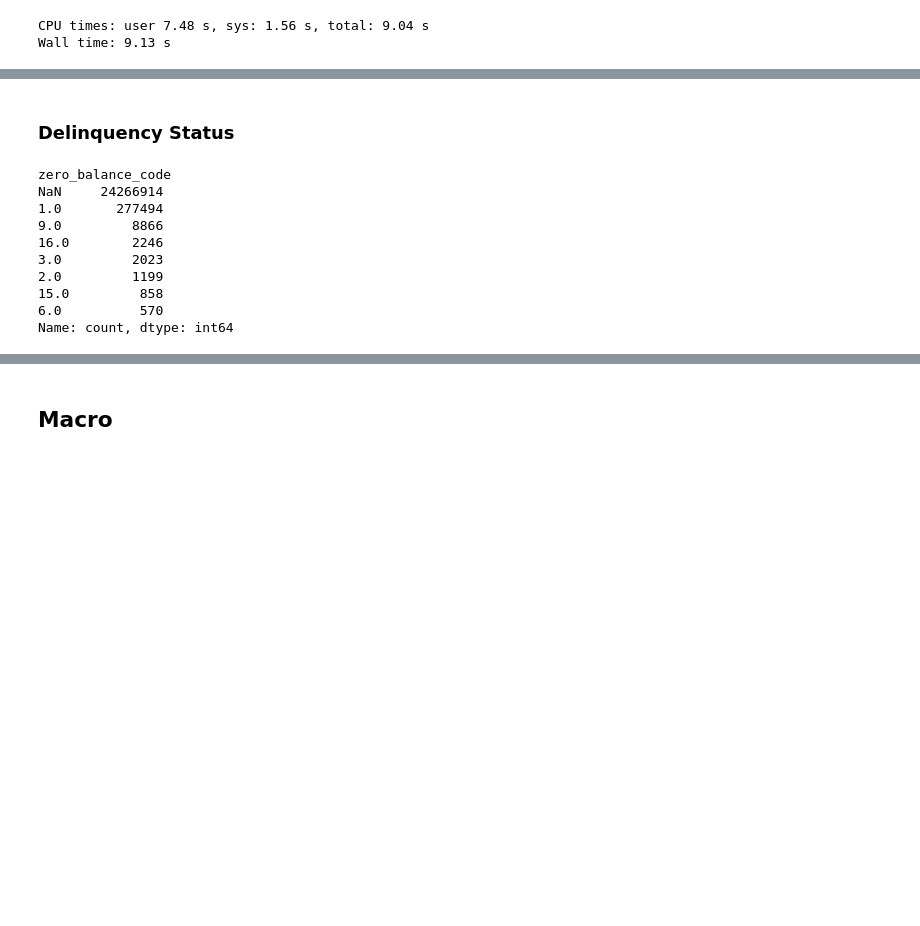
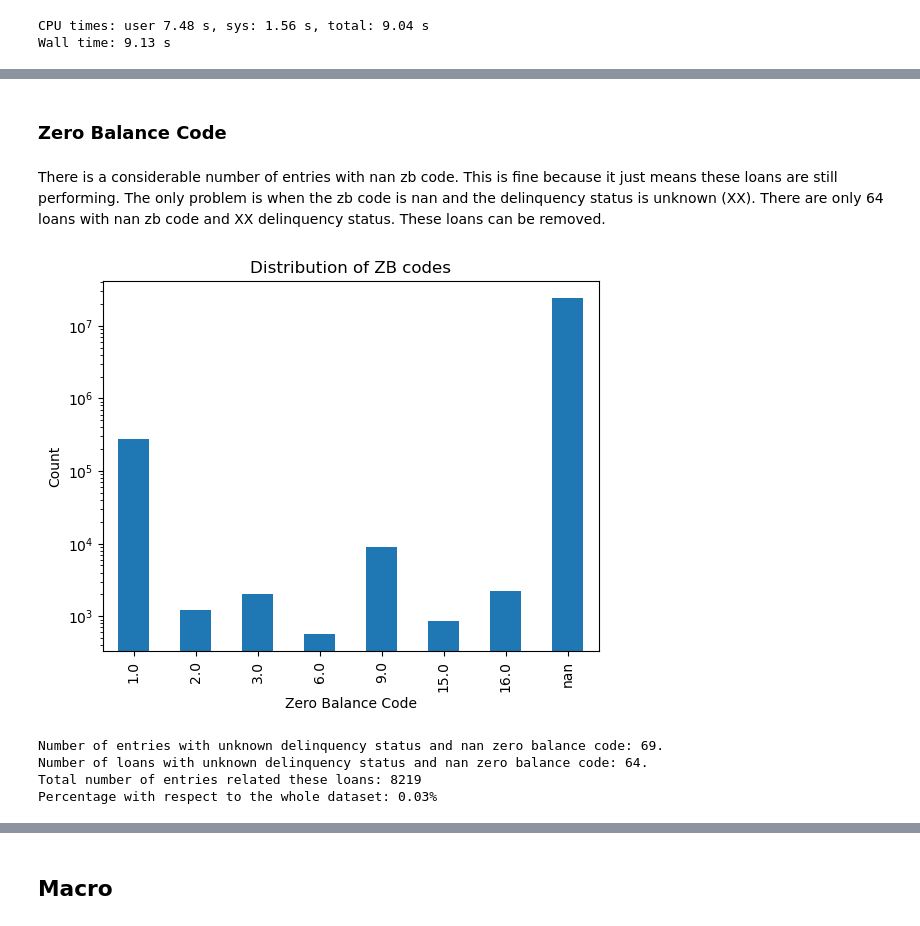
Before and after one commit to elohimfr/synthetic_time_series, a Jupyter notebook: preprocess_fanniemae.ipynb, the cells around one changed output, grey strips where cells are left out. Drawn from its saved outputs; the diff is of its cells as text; code cells hidden in the pictures; blank space fills up the shorter version.

```diff
--- a/preprocess_fanniemae.ipynb
+++ b/preprocess_fanniemae.ipynb
@@ -443,15 +409,13 @@ plt.show()
-# %% [markdown]
-### Delinquency Status
+# %% [markdown]
+### Zero Balance Code
+# %% [markdown]
+There is a considerable number of entries with nan zb code. This is fine because it just means these loans are still performing. The only problem is when the zb code is nan and the delinquency status is unknown (XX). There are only 64 loans with nan zb code and XX delinquency status. These loans can be removed.
 # %%
-df05.zero_balance_code.value_counts(dropna=False)
+fig, ax = plt.subplots()
+df.zero_balance_code.value_counts(dropna=False).sort_index().plot(kind='bar', logy=True, ax=ax)
+ax.set_ylabel('Count')
+ax.set_xlabel('Zero Balance Code')
+ax.set_title('Distribution of ZB codes')
+plt.show()
 # %% [output]
-zero_balance_code
-NaN     24266914
-1.0       277494
-9.0         8866
-16.0        2246
-3.0         2023
-2.0         1199
-15.0         858
-6.0          570
-Name: count, dtype: int64
+[figure, added]
@@ -457,0 +430,11 @@ Name: count, dtype: int64
+# %%
+num_entries_XX_zbNaN, num_loans_XX_zbNaN, total_num_entries = compute_XX_zbNaN(df)
+print(f'Number of entries with unknown delinquency status and nan zero balance code: {num_entries_XX_zbNaN}.')
+print(f'Number of loans with unknown delinquency status and nan zero balance code: {num_loans_XX_zbNaN}.')
+print(f'Total number of entries related these loans: {total_num_entries}')
+print(f'Percentage with respect to the whole dataset: {100*total_num_entries/len(df):.2f}%')
+# %% [output]
+Number of entries with unknown delinquency status and nan zero balance code: 69.
+Number of loans with unknown delinquency status and nan zero balance code: 64.
+Total number of entries related these loans: 8219
+Percentage with respect to the whole dataset: 0.03%
```
Also changed, not shown: parts of 141 cells of this notebook, 1 other file.
